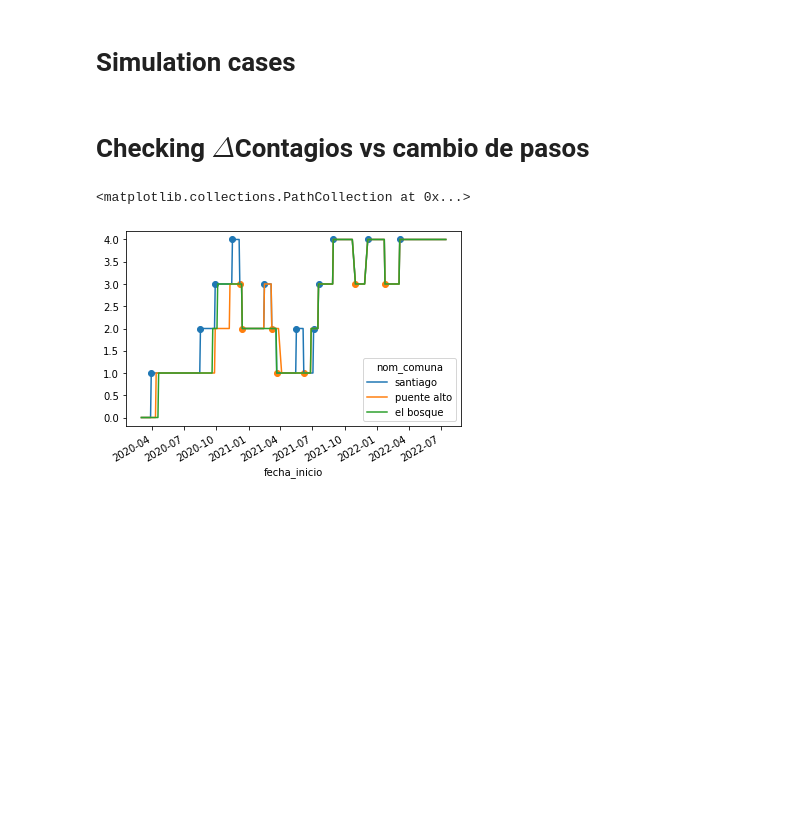
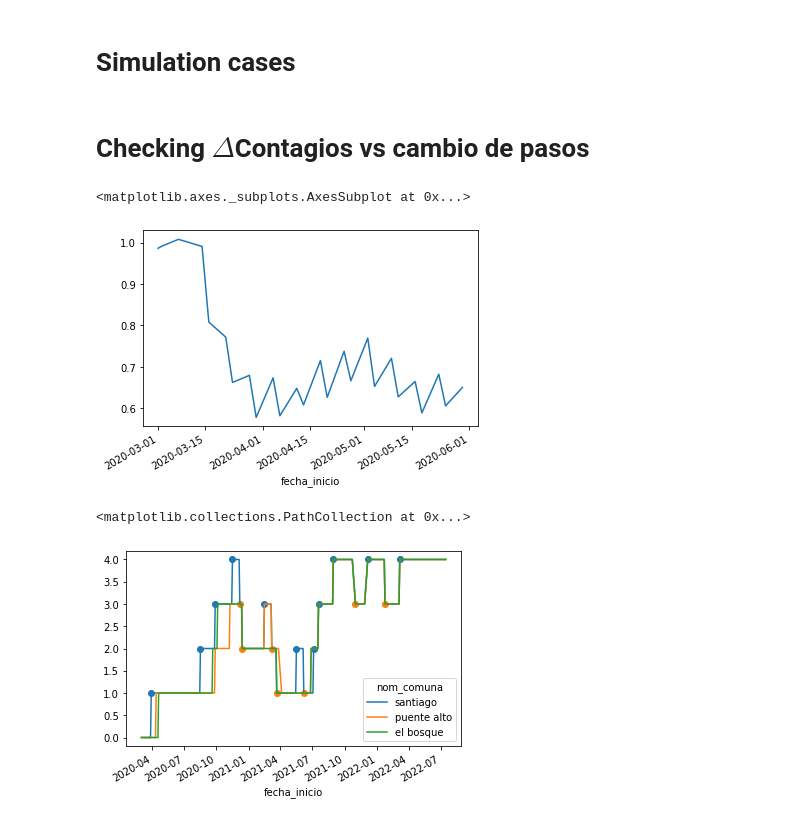
Before and after one commit to tanaxer01/mov-in-covid, a Jupyter notebook: cov_predictions_no_sarimax.ipynb, the cells around one changed output. Saved outputs shown, nothing was run; the diff lists cells and outputs as text; code cells hidden in the pictures; blank space fills up the shorter version.

```diff
--- a/cov_predictions_no_sarimax.ipynb
+++ b/cov_predictions_no_sarimax.ipynb
@@ -567,6 +589,11 @@ def train_all(train_ratio=0.4):
 # Simulation cases
 # %% [markdown]
 # Checking $\Delta$Contagios vs cambio de pasos
+# %%
+var_salidas.santiago.loc[:'2020-05-31'].plot()
+# %% [output]
+<matplotlib.axes._subplots.AxesSubplot at 0x...>
+[figure, added]
 # %%
 com = paso_a_paso.santiago
 up_fase   = com - com.shift() ==  1
```
Also changed, not shown: parts of 6 cells of this notebook.
